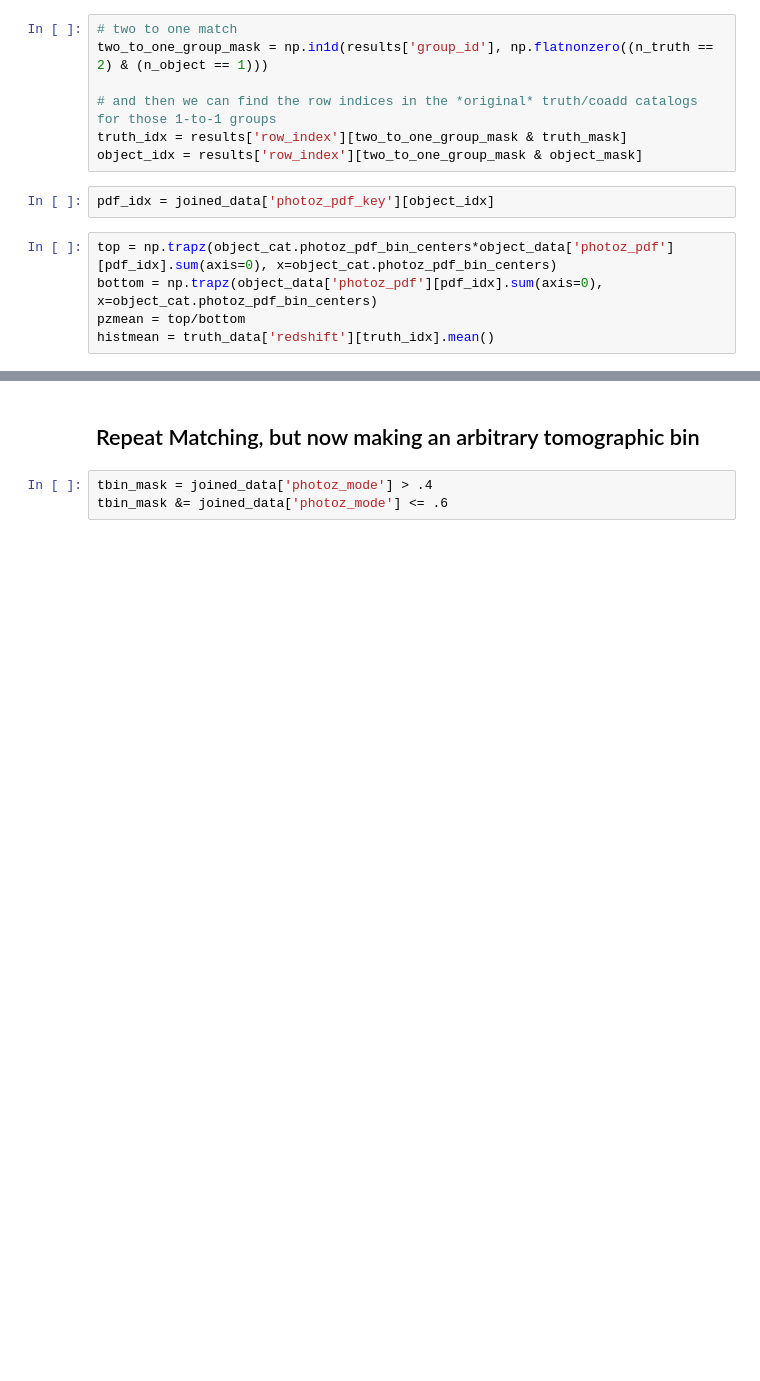
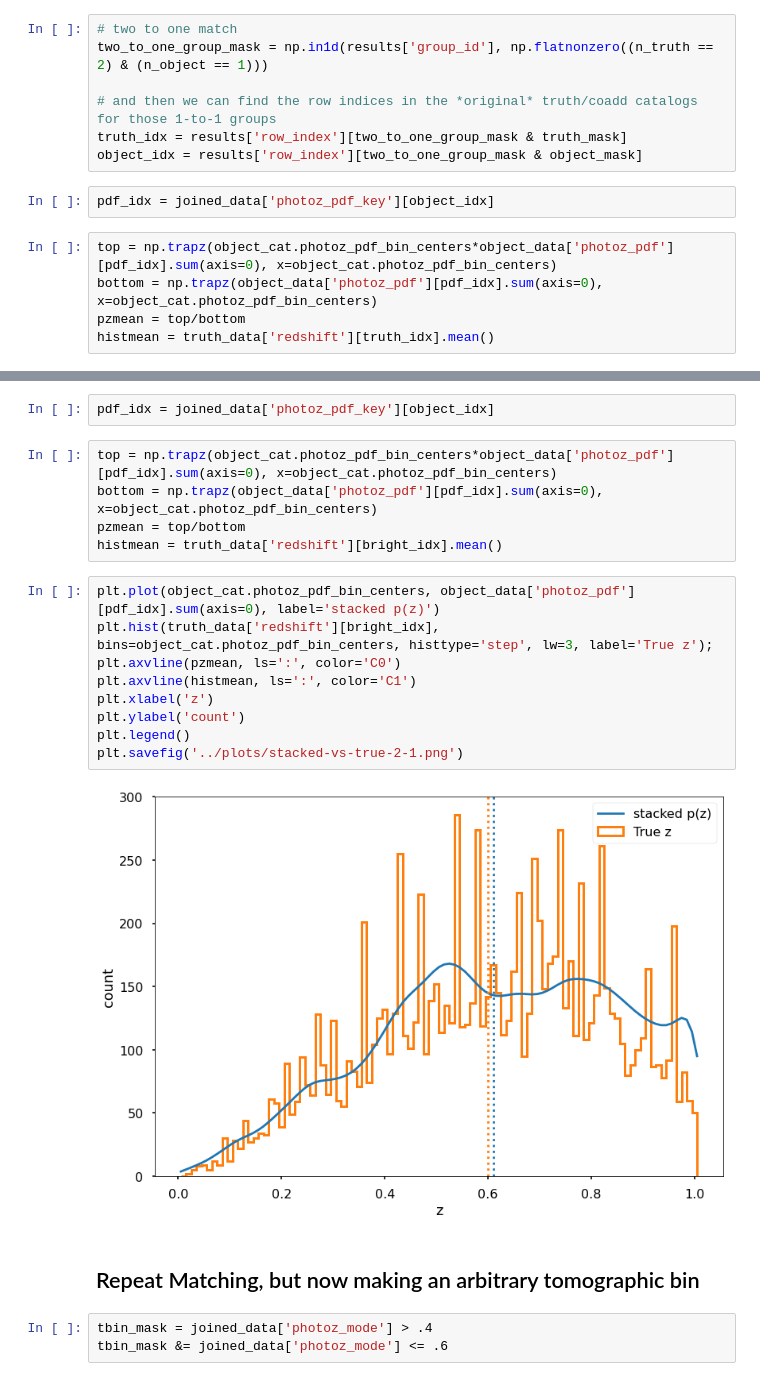
Before and after one commit to LSSTDESC/pz_blend, a Jupyter notebook: notebooks/matching_fof_bpz_wl_cuts.ipynb, the cells around one changed output, grey strips where cells are left out. Drawn from its saved outputs; the diff is of its cells as text; blank space fills up the shorter version.

```diff
--- a/notebooks/matching_fof_bpz_wl_cuts.ipynb
+++ b/notebooks/matching_fof_bpz_wl_cuts.ipynb
@@ -299,3 +326,21 @@ plt.savefig('../plots/stacked-vs-true-2-1.png')
+# %%
+pdf_idx = joined_data['photoz_pdf_key'][object_idx]
+# %%
+top = np.trapz(object_cat.photoz_pdf_bin_centers*object_data['photoz_pdf'][pdf_idx].sum(axis=0), x=object_cat.photoz_pdf_bin_centers)
+bottom = np.trapz(object_data['photoz_pdf'][pdf_idx].sum(axis=0), x=object_cat.photoz_pdf_bin_centers)
+pzmean = top/bottom
+histmean = truth_data['redshift'][bright_idx].mean()
+# %%
+plt.plot(object_cat.photoz_pdf_bin_centers, object_data['photoz_pdf'][pdf_idx].sum(axis=0), label='stacked p(z)')
+plt.hist(truth_data['redshift'][bright_idx], bins=object_cat.photoz_pdf_bin_centers, histtype='step', lw=3, label='True z');
+plt.axvline(pzmean, ls=':', color='C0')
+plt.axvline(histmean, ls=':', color='C1')
+plt.xlabel('z')
+plt.ylabel('count')
+plt.legend()
+plt.savefig('../plots/stacked-vs-true-2-1.png')
+# %% [output]
+[figure, added]
 # %% [markdown]
 ## Repeat Matching, but now making an arbitrary tomographic bin
 # %%
```
Also changed, not shown: parts of 17 cells of this notebook, 3 other files.
